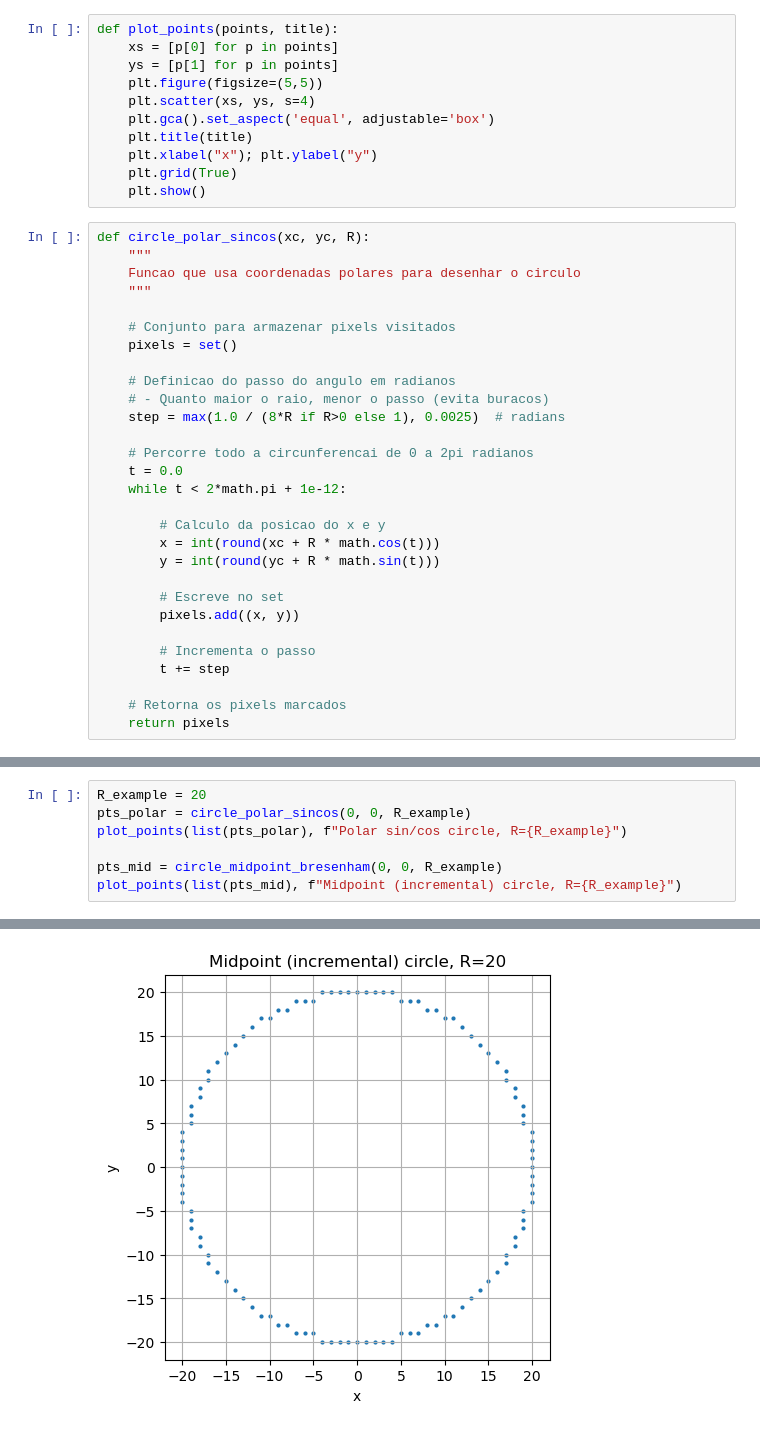
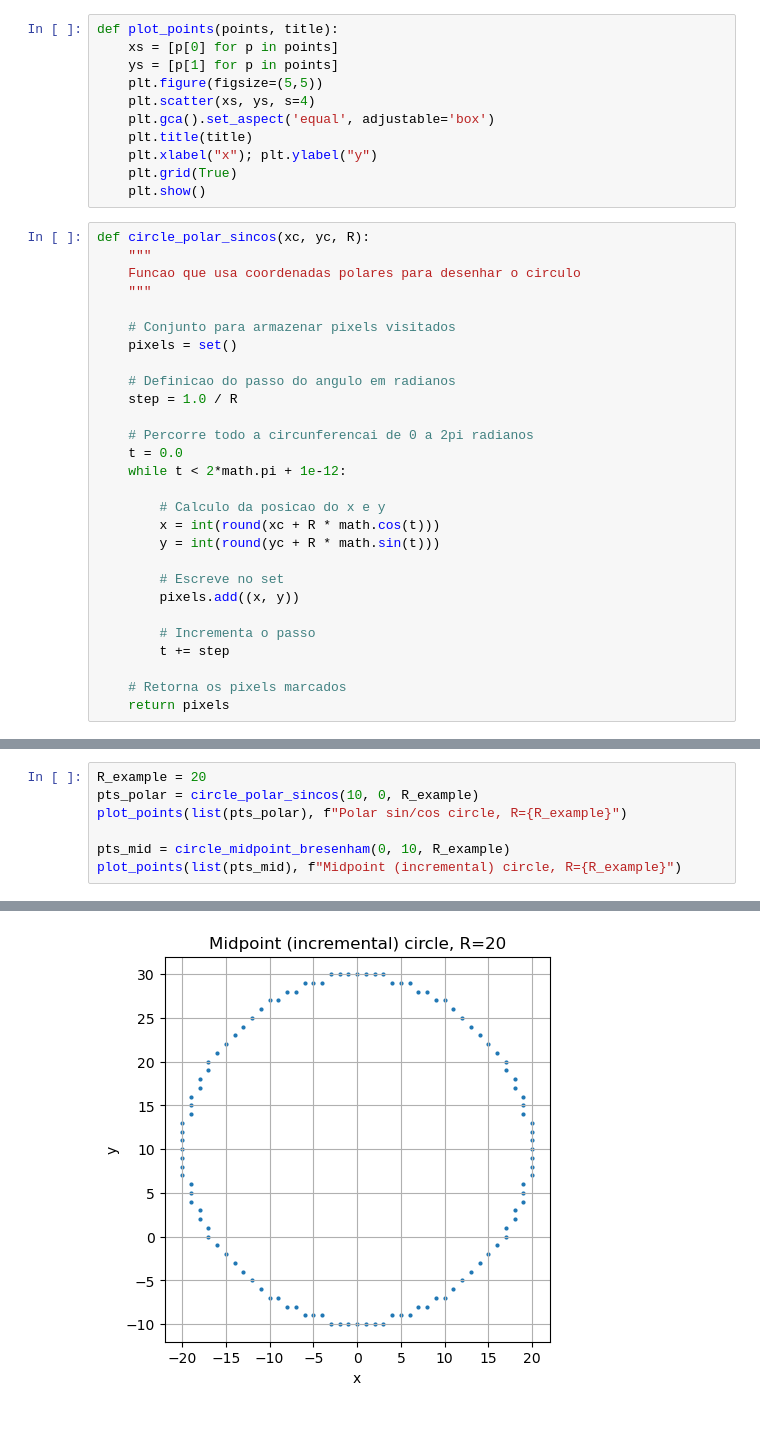
Before and after one commit to Vit0rSilveira/computer-graphics, a Jupyter notebook: ex2.ipynb, the cells around one changed output, grey strips where cells are left out. Saved outputs shown, nothing was run; the diff lists cells and outputs as text.

```diff
--- a/ex2.ipynb
+++ b/ex2.ipynb
@@ -22,8 +22,7 @@ def circle_polar_sincos(xc, yc, R):
     pixels = set()
 
     # Definicao do passo do angulo em radianos
-    # - Quanto maior o raio, menor o passo (evita buracos)
-    step = max(1.0 / (8*R if R>0 else 1), 0.0025)  # radians
+    step = 1.0 / R
 
     # Percorre todo a circunferencai de 0 a 2pi radianos
     t = 0.0
@@ -155,8 +158,8 @@ plt.show()
 # %%
 R_example = 20
-pts_polar = circle_polar_sincos(0, 0, R_example)
+pts_polar = circle_polar_sincos(10, 0, R_example)
 plot_points(list(pts_polar), f"Polar sin/cos circle, R={R_example}")
 
-pts_mid = circle_midpoint_bresenham(0, 0, R_example)
+pts_mid = circle_midpoint_bresenham(0, 10, R_example)
 plot_points(list(pts_mid), f"Midpoint (incremental) circle, R={R_example}")
 # %% [output]
@@ -164 +167 @@ plot_points(list(pts_mid), f"Midpoint (incremental) circle, R={R_example}")
-[figure, old version]
+[figure, new version]
```
Also changed, not shown: parts of 4 cells of this notebook, 1 other file.
